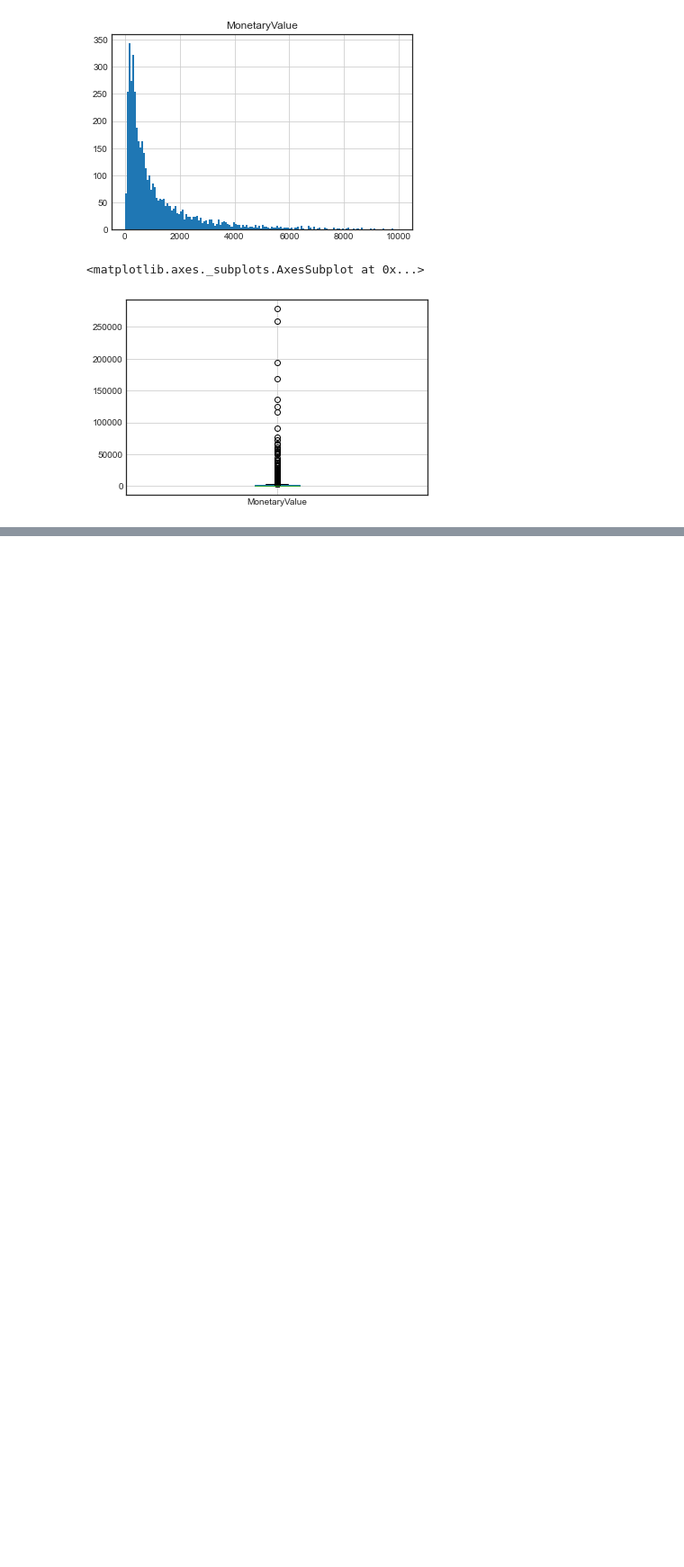
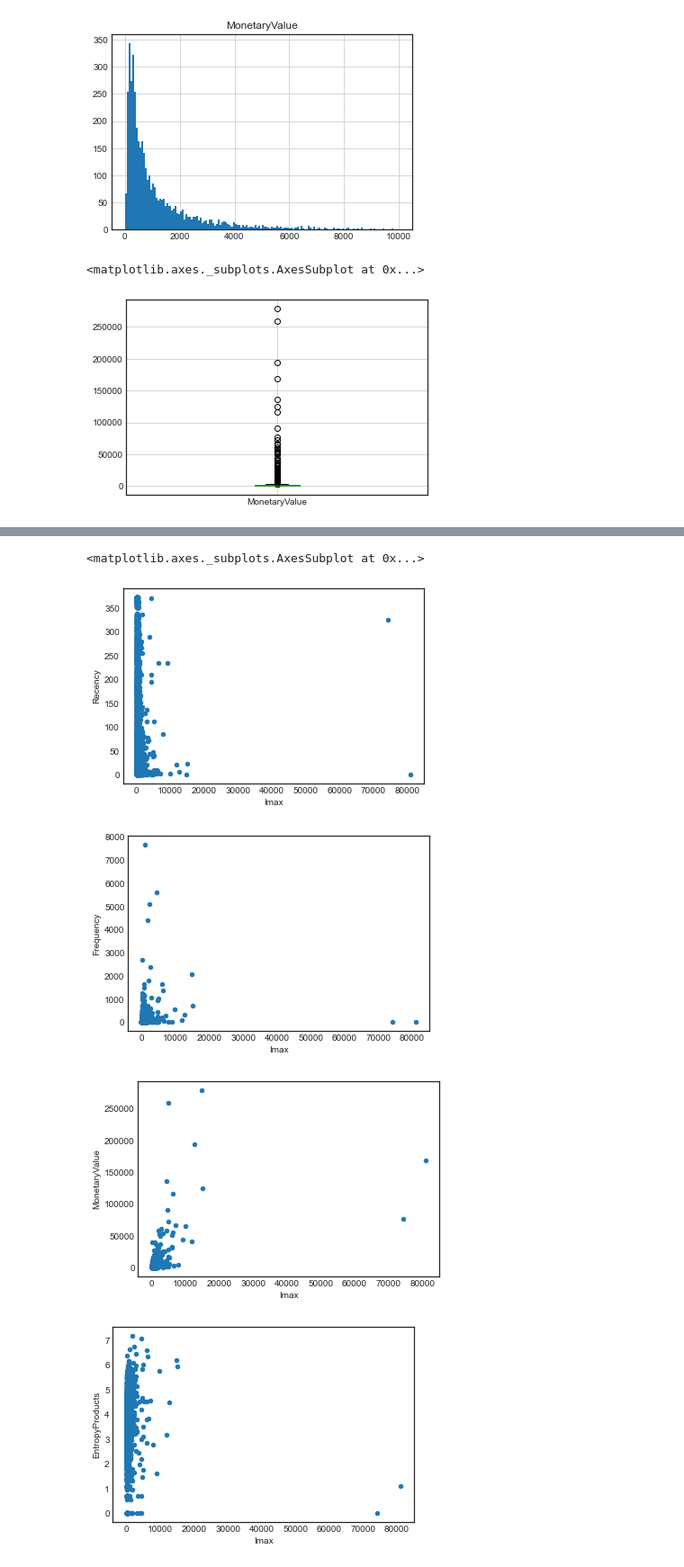
Before and after one commit to saramont/customer_supermarket_analysis, a Jupyter notebook: data_transformation.ipynb, the cells around one changed output, grey strips where cells are left out. Shown: that part at 90% size. Cells and saved outputs as stored; diff of their text form; code cells hidden in the pictures; blank space fills up the shorter version.

```diff
--- a/data_transformation.ipynb
+++ b/data_transformation.ipynb
@@ -271,0 +264,11 @@ df_customer_reduced
+# %%
+df_customer_reduced.plot.scatter(x='Imax', y='Recency')
+df_customer_reduced.plot.scatter(x='Imax', y='Frequency')
+df_customer_reduced.plot.scatter(x='Imax', y='MonetaryValue')
+df_customer_reduced.plot.scatter(x='Imax', y='EntropyProducts')
+# %% [output]
+<matplotlib.axes._subplots.AxesSubplot at 0x...>
+[figure, added]
+[figure, added]
+[figure, added]
+[figure, added]
```
Also changed, not shown: parts of 7 cells of this notebook.
